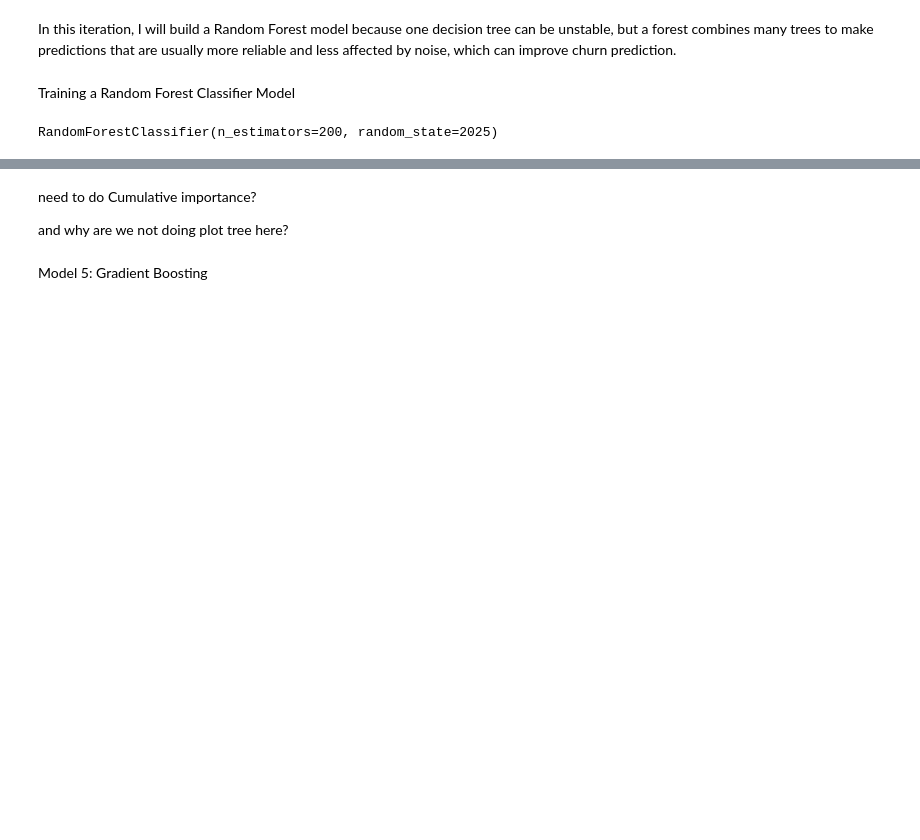
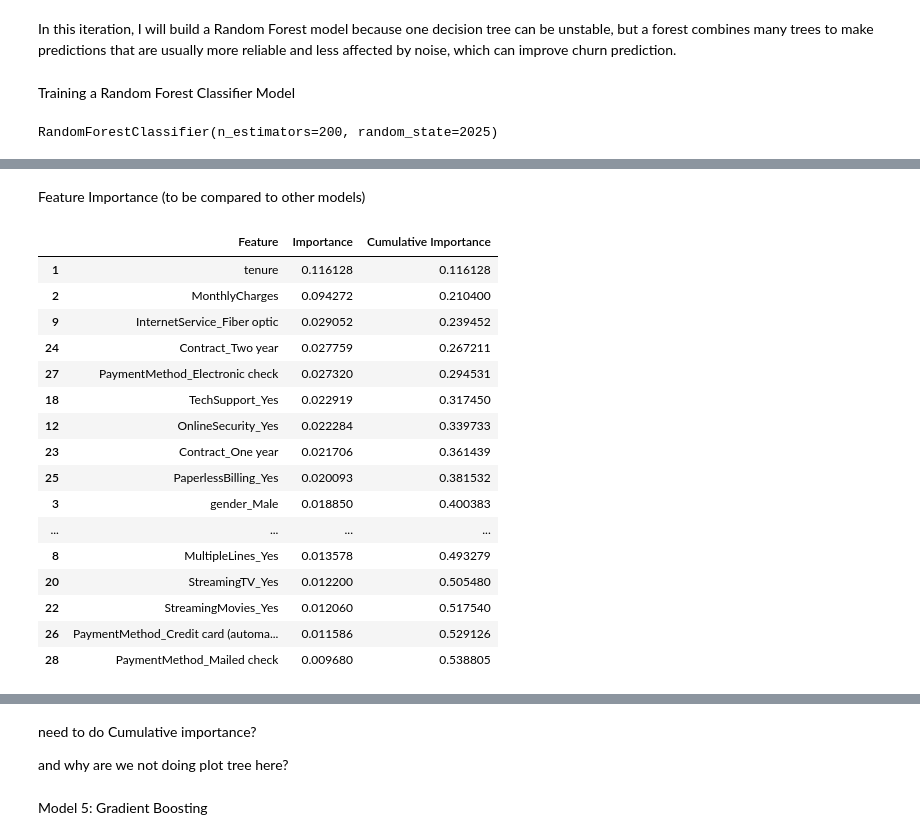
Before and after one commit to fiercetyper23/mldp_telco-churn, a Jupyter notebook: ZULZAWAID_BIN_ZUIKIFLI.ipynb, the cells around one changed output, grey strips where cells are left out. Cells and saved outputs as stored; diff of their text form; code cells hidden in the pictures; blank space fills up the shorter version.

```diff
--- a/ZULZAWAID_BIN_ZUIKIFLI.ipynb
+++ b/ZULZAWAID_BIN_ZUIKIFLI.ipynb
@@ -584,0 +644,31 @@ RandomForestClassifier(n_estimators=200, random_state=2025)
+# %% [markdown]
+Feature Importance (to be compared to other models)
+# %%
+import pandas as pd
+
+df_rf_feat_impt = pd.DataFrame({
+    "Feature": rf.feature_names_in_,
+    "Importance": rf.feature_importances_
+}).sort_values(by="Importance", ascending=False)
+
+df_rf_feat_impt["Cumulative Importance"] = df_rf_feat_impt["Importance"].cumsum()
+
+df_rf_feat_impt.head(20)
+# %% [output]
+|  | Feature | Importance | Cumulative Importance |
+| 1 | tenure | 0.116128 | 0.116128 |
+| 2 | MonthlyCharges | 0.094272 | 0.210400 |
+| 9 | InternetService_Fiber optic | 0.029052 | 0.239452 |
+| 24 | Contract_Two year | 0.027759 | 0.267211 |
+| 27 | PaymentMethod_Electronic check | 0.027320 | 0.294531 |
+| 18 | TechSupport_Yes | 0.022919 | 0.317450 |
+| 12 | OnlineSecurity_Yes | 0.022284 | 0.339733 |
+| 23 | Contract_One year | 0.021706 | 0.361439 |
+| 25 | PaperlessBilling_Yes | 0.020093 | 0.381532 |
+| 3 | gender_Male | 0.018850 | 0.400383 |
+| ... | ... | ... | ... |
+| 8 | MultipleLines_Yes | 0.013578 | 0.493279 |
+| 20 | StreamingTV_Yes | 0.012200 | 0.505480 |
+| 22 | StreamingMovies_Yes | 0.012060 | 0.517540 |
+| 26 | PaymentMethod_Credit card (automa... | 0.011586 | 0.529126 |
+| 28 | PaymentMethod_Mailed check | 0.009680 | 0.538805 |
```
Also changed, not shown: parts of 14 cells of this notebook.
